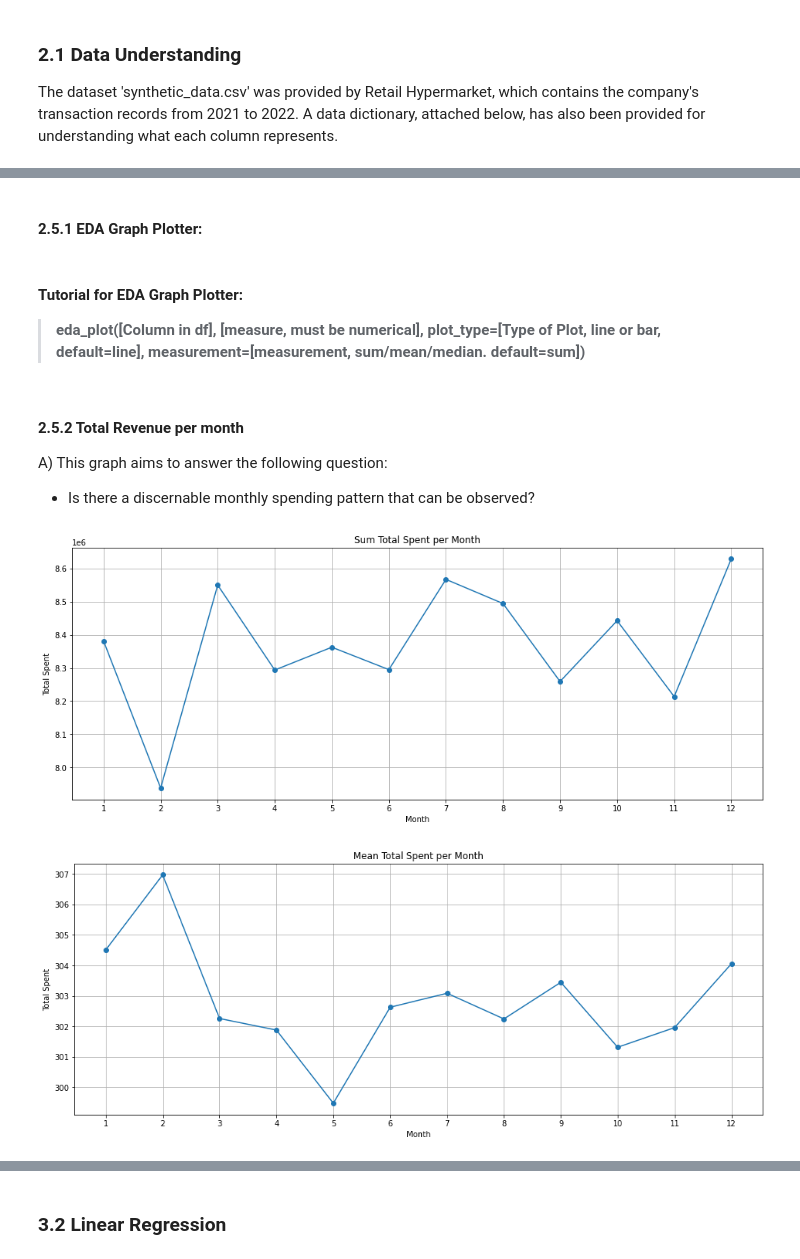
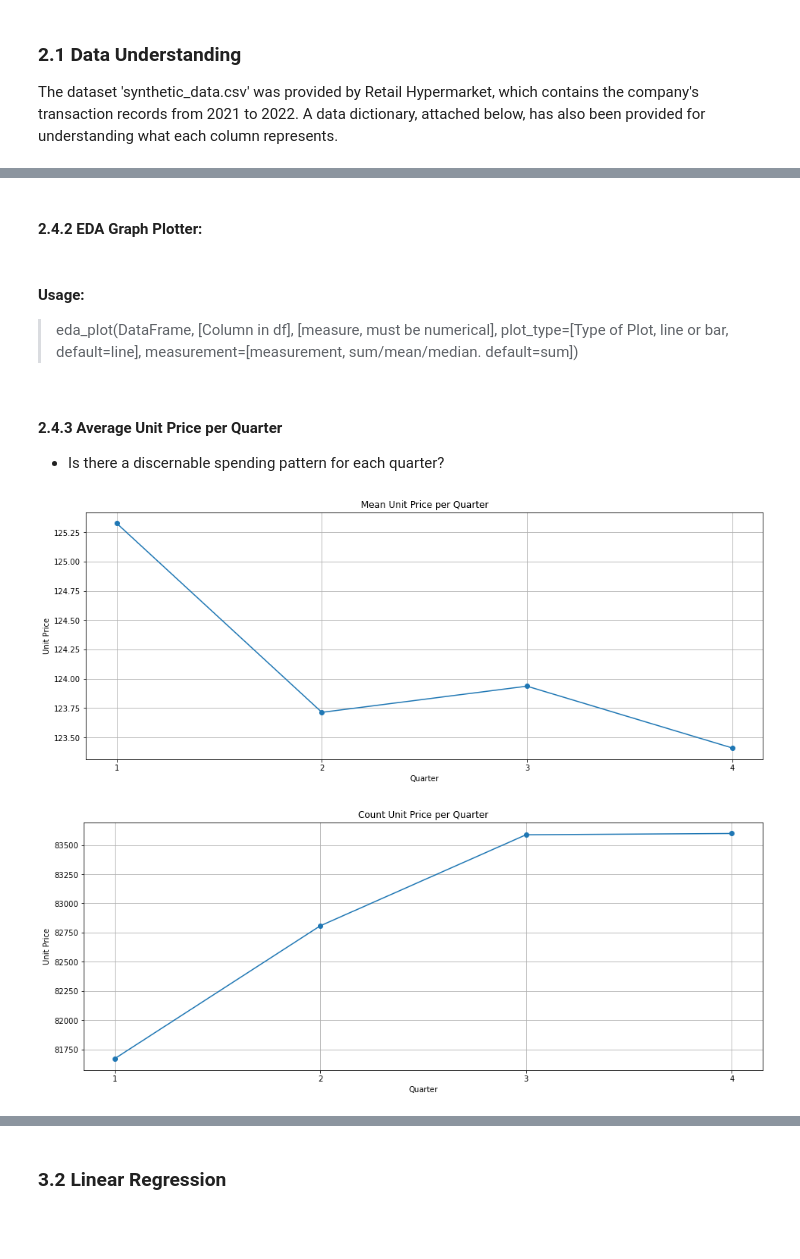
Before and after one commit to Javen05/Machine-Learning, a Jupyter notebook: 2202934B_MLDM.ipynb, the cells around one changed output, grey strips where cells are left out. Saved outputs shown, nothing was run; the diff lists cells and outputs as text; code cells hidden in the pictures; blank space fills up the shorter version.

```diff
--- a/2202934B_MLDM.ipynb
+++ b/2202934B_MLDM.ipynb
@@ -181,3 +227,0 @@ df['Discount'] = max_prices - df['Unit_Price']
-# %%
-# new col for original price, keep Unit_Price for future usage
-df['Original_Unit_Price'] = df['Unit_Price'] + df['Discount']
@@ -190,2 +227,0 @@ Required for answering problem statement of understanding how customer behaviour
-# %%
-df['Total_Spent'] = df['Quantity'] * df['Unit_Price']
@@ -195,3 +235,4 @@ To assess whether customers' spending behavior varies across seasons, which is p
 # %%
-df['Month'] = df['Datetime'].dt.month
+df['Quarter'] = df['Datetime'].dt.to_period('Q').astype(str).str[-1]
+# Only need the Quarter number
 # %% [markdown]
@@ -227,7 +258,7 @@ Since I cannot explore non-continuous features statistically due to limitations
 # %% [markdown]
-#### 2.5.1 EDA Graph Plotter:
+#### 2.4.2 EDA Graph Plotter:
 # %%
-def eda_plot(category, measure, plot_type='line', measurement='sum'):
+def eda_plot(df, category, measure, plot_type='line', measurement='sum'):
     category_revenue = df.groupby(category)[measure].agg(measurement)    # Aggr the measure per category based on measurement
     plt.figure(figsize=(16, 6))                                          # Set the size of the graph
 
@@ -254,16 +285,15 @@ def eda_plot(category, measure, plot_type='line', measurement='sum'):
     plt.xticks(category_revenue.index)
     plt.show()
 # %% [markdown]
-#### Tutorial for EDA Graph Plotter:
-> **eda_plot([Column in df], [measure, must be numerical], plot_type=[Type of Plot, line or bar, default=line], measurement=[measurement, sum/mean/median. default=sum])**
+#### Usage:
+> eda_plot(DataFrame, [Column in df], [measure, must be numerical], plot_type=[Type of Plot, line or bar, default=line], measurement=[measurement, sum/mean/median. default=sum])
 # %% [markdown]
-#### 2.5.2 Total Revenue per month
-A) This graph aims to answer the following question:
-- Is there a discernable monthly spending pattern that can be observed?
+#### 2.4.3 Average Unit Price per Quarter
+- Is there a discernable spending pattern for each quarter?
 # %%
-eda_plot('Month', 'Total_Spent')
-eda_plot('Month', 'Total_Spent', measurement='mean')
+eda_plot(df, 'Quarter', 'Unit_Price', measurement='mean')
+eda_plot(df, 'Quarter', 'Unit_Price', measurement='count')
 # %% [output]
-[figure, old version]
+[figure, new version]
-[figure, old version]
+[figure, new version]
 # %% [markdown]
```
Also changed, not shown: parts of 129 cells of this notebook, 1 other file.
